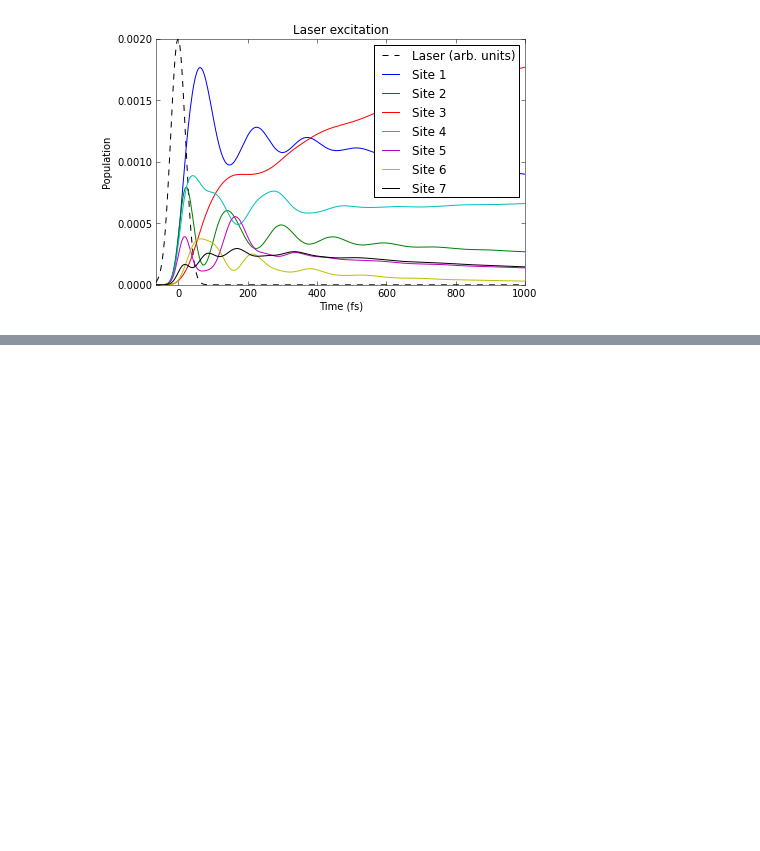
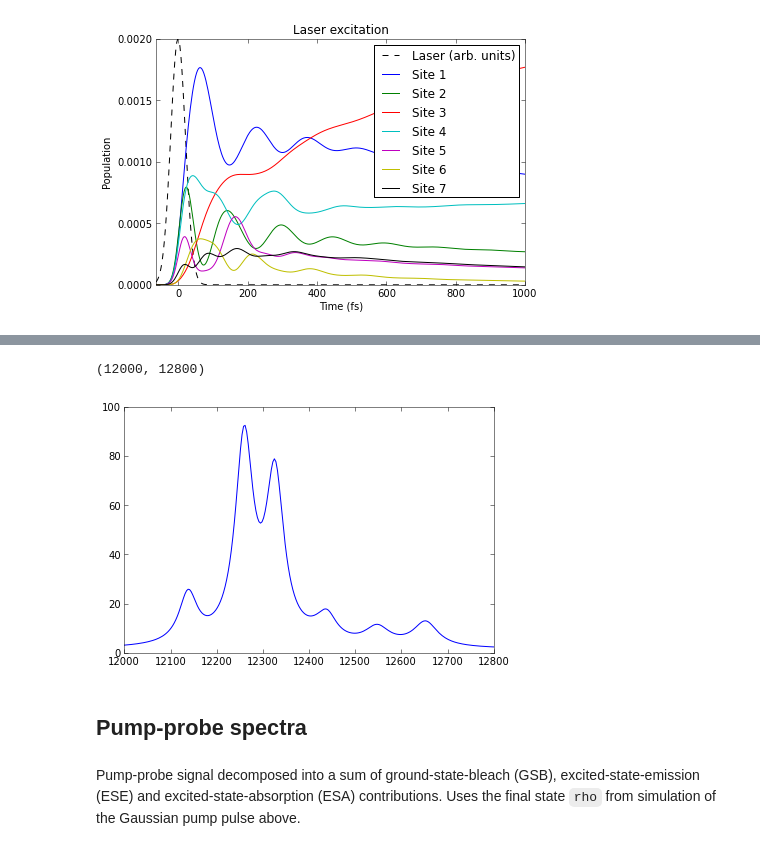
Before and after one commit to whaley-group-berkeley/qspectra, a Jupyter notebook: examples/FMO dynamics with Redfield theory.ipynb, the cells around one changed output, grey strips where cells are left out. Drawn from its saved outputs; the diff is of its cells as text; code cells hidden in the pictures; blank space fills up the shorter version.

```diff
--- a/examples/FMO dynamics with Redfield theory.ipynb
+++ b/examples/FMO dynamics with Redfield theory.ipynb
@@ -75,0 +86,3 @@ legend(np.concatenate([['Laser (arb. units)'], ['Site {}'.format(n) for n in xra
+# %%
+%%time
+f, X = absorption_spectra(dynamical_model, 5000)
@@ -75,0 +92,10 @@ legend(np.concatenate([['Laser (arb. units)'], ['Site {}'.format(n) for n in xra
+# %%
+plot(f, X)
+xlim(12000, 12800)
+# %% [output]
+(12000, 12800)
+[figure, added]
+# %% [markdown]
+## Pump-probe spectra
+# %% [markdown]
+Pump-probe signal decomposed into a sum of ground-state-bleach (GSB), excited-state-emission (ESE) and excited-state-absorption (ESA) contributions. Uses the final state `rho` from simulation of the Gaussian pump pulse above.
```
Also changed, not shown: parts of 6 cells of this notebook, 10 other files.
